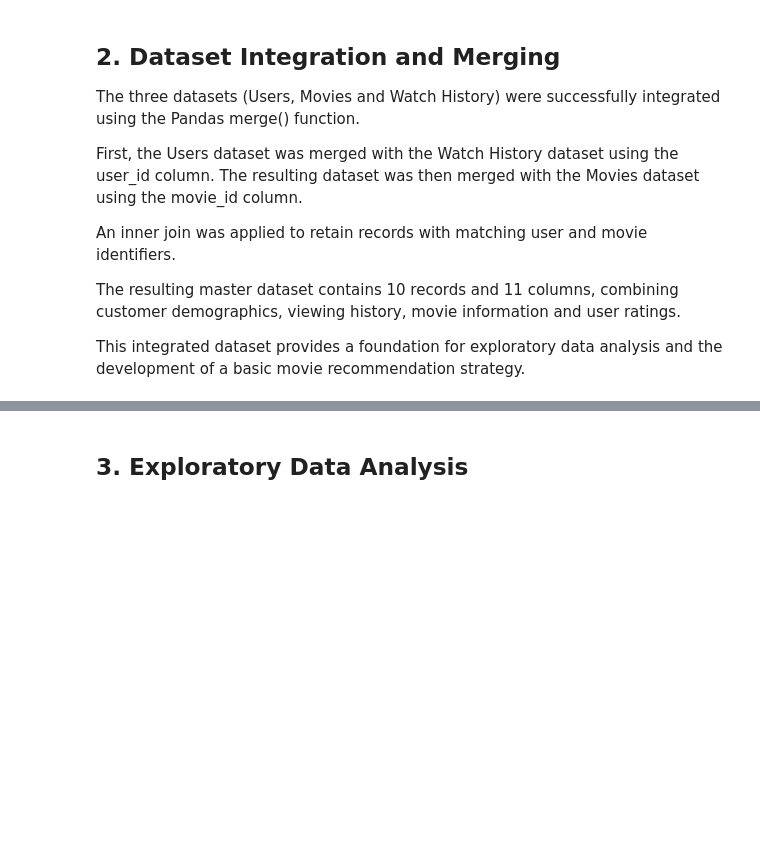
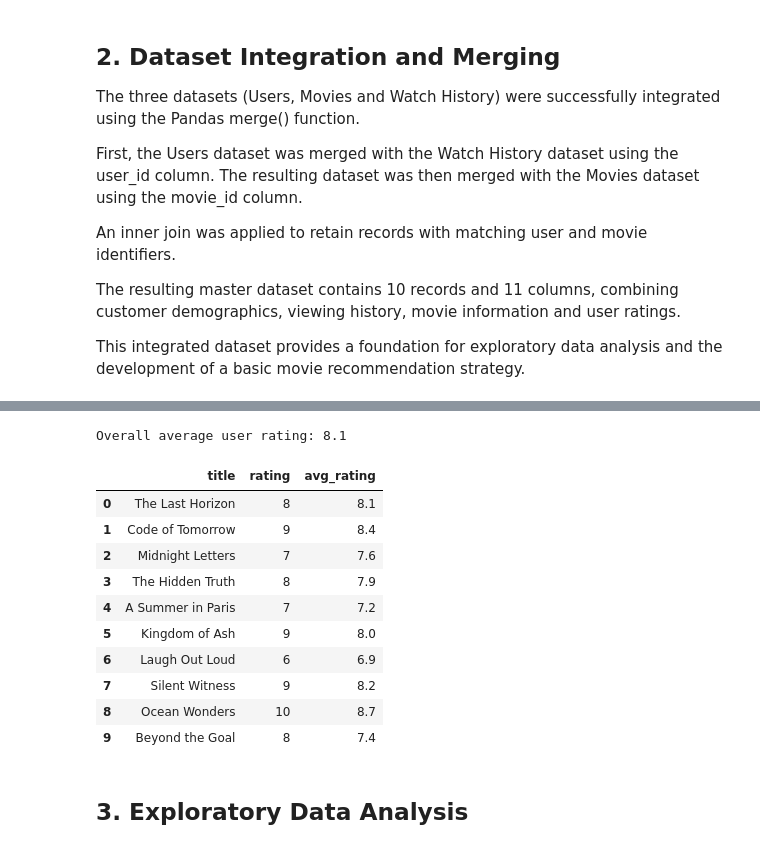
Before and after one commit to App356/Netflix-Team-3, a Jupyter notebook: netflix_analysis_project.ipynb, the cells around one changed output, grey strips where cells are left out. Drawn from its saved outputs; the diff is of its cells as text; code cells hidden in the pictures; blank space fills up the shorter version.

```diff
--- a/netflix_analysis_project.ipynb
+++ b/netflix_analysis_project.ipynb
@@ -462,7 +524,31 @@ This integrated dataset provides a foundation for exploratory data analysis and
 # %%
 # Calculate the overall average user rating
+
+overall_rating = netflix_data["rating"].mean()
+
+print("Overall average user rating:", round(overall_rating, 2))
+# %% [output]
+Overall average user rating: 8.1
 # %%
 # Compare user ratings with movie average ratings
+
+rating_comparison = netflix_data[
+    ["title", "rating", "avg_rating"]
+]
+
+display(rating_comparison)
+# %% [output]
+|  | title | rating | avg_rating |
+| 0 | The Last Horizon | 8 | 8.1 |
+| 1 | Code of Tomorrow | 9 | 8.4 |
+| 2 | Midnight Letters | 7 | 7.6 |
+| 3 | The Hidden Truth | 8 | 7.9 |
+| 4 | A Summer in Paris | 7 | 7.2 |
+| 5 | Kingdom of Ash | 9 | 8.0 |
+| 6 | Laugh Out Loud | 6 | 6.9 |
+| 7 | Silent Witness | 9 | 8.2 |
+| 8 | Ocean Wonders | 10 | 8.7 |
+| 9 | Beyond the Goal | 8 | 7.4 |
 # %% [markdown]
 ## 3. Exploratory Data Analysis
 # %%
```
Also changed, not shown: parts of 6 cells of this notebook.
